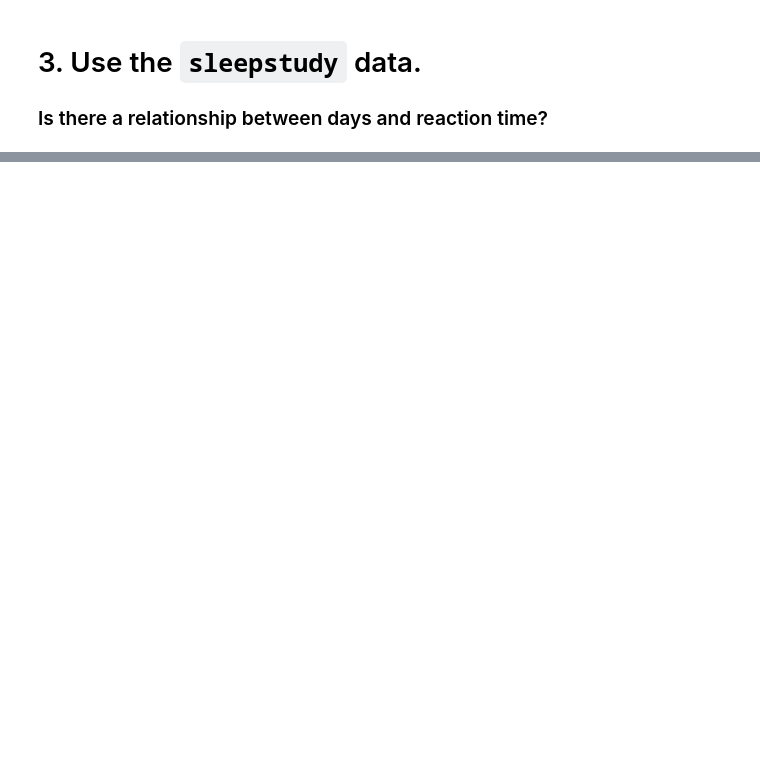
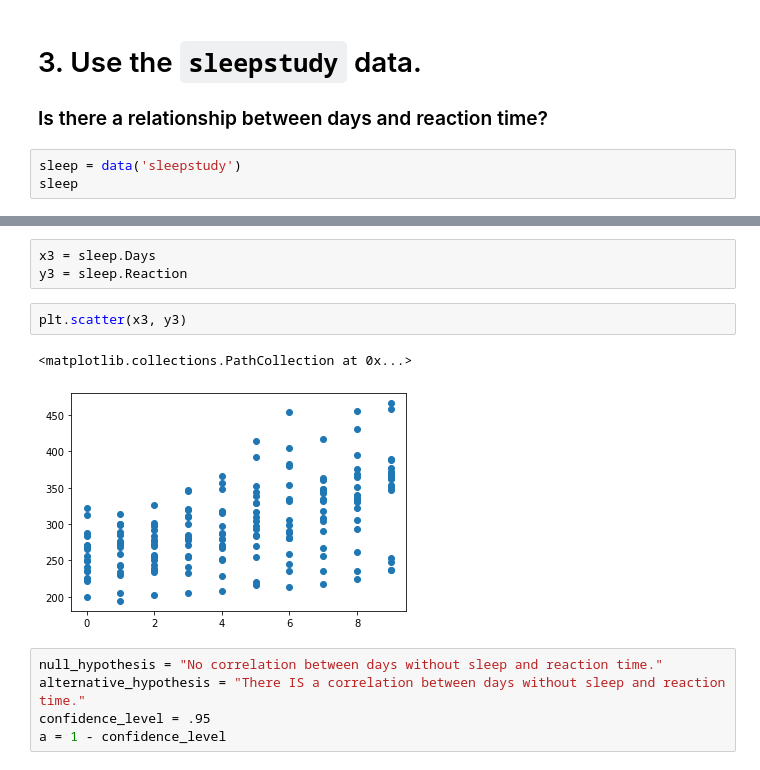
Before and after one commit to o0amandagomez0o/statistics-exercises, a Jupyter notebook: hypothesis_testing.ipynb, the cells around one changed output, grey strips where cells are left out. Cells and saved outputs as stored; diff of their text form; blank space fills up the shorter version.

```diff
--- a/hypothesis_testing.ipynb
+++ b/hypothesis_testing.ipynb
@@ -536,3 +706,6 @@ ph_int = telco[(telco.PhoneService == "Yes") & ()]
 # %% [markdown]
 # 3. Use the `sleepstudy` data.
 ### Is there a relationship between days and reaction time?
+# %%
+sleep = data('sleepstudy')
+sleep
@@ -538,0 +726,13 @@ ph_int = telco[(telco.PhoneService == "Yes") & ()]
+# %%
+x3 = sleep.Days
+y3 = sleep.Reaction
+# %%
+plt.scatter(x3, y3)
+# %% [output]
+<matplotlib.collections.PathCollection at 0x...>
+[figure, added]
+# %%
+null_hypothesis = "No correlation between days without sleep and reaction time."
+alternative_hypothesis = "There IS a correlation between days without sleep and reaction time."
+confidence_level = .95
+a = 1 - confidence_level
```
Also changed, not shown: parts of 44 cells of this notebook.
